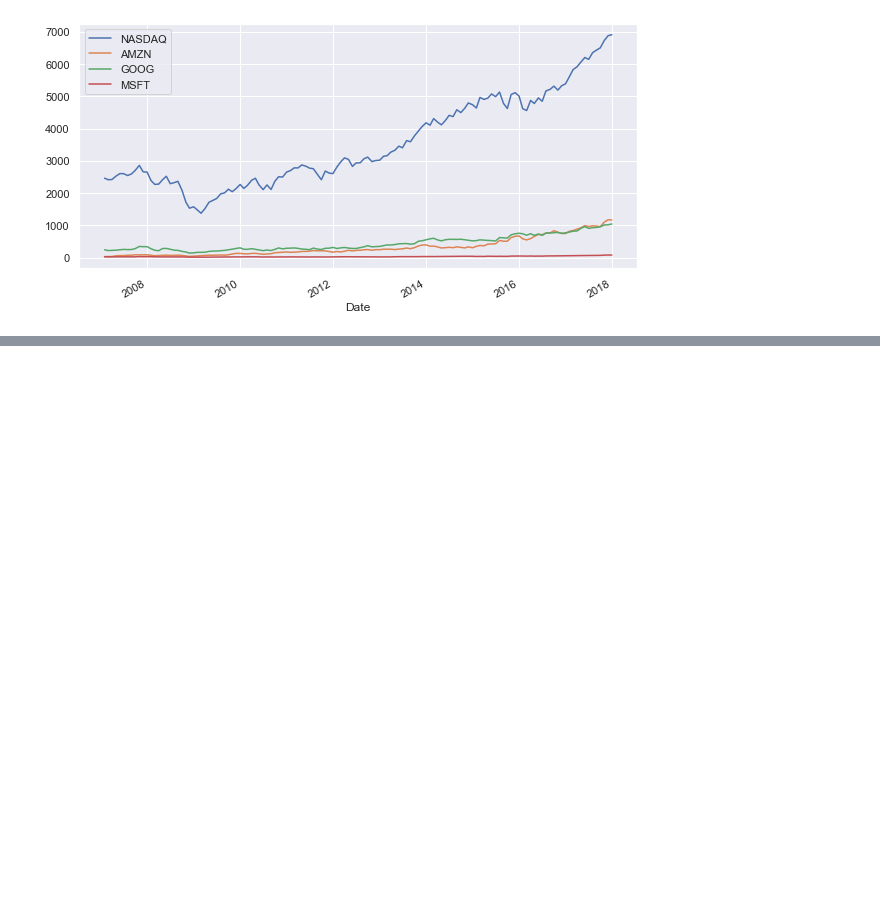
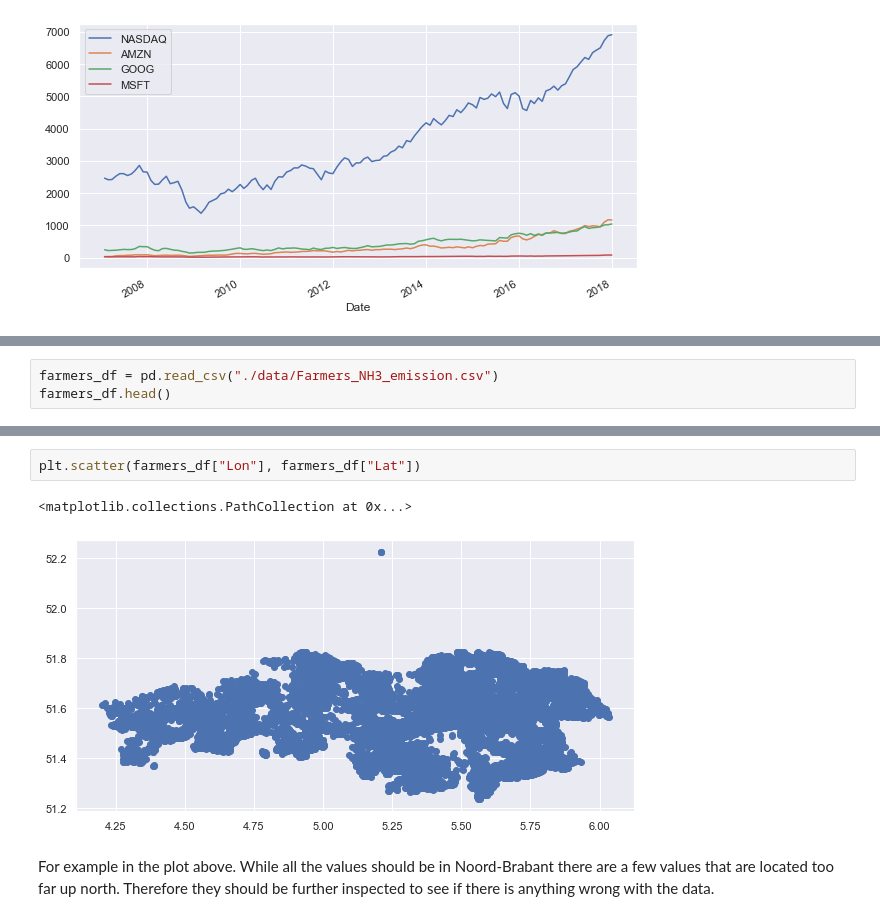
Before and after one commit to lzolyomi/Healthy-Data, a Jupyter notebook: data_track/visualization.ipynb, the cells around one changed output, grey strips where cells are left out. Cells and saved outputs as stored; diff of their text form; blank space fills up the shorter version.

```diff
--- a/data_track/visualization.ipynb
+++ b/data_track/visualization.ipynb
@@ -382,0 +395,3 @@ df_stocks.plot()
+# %%
+farmers_df = pd.read_csv("./data/Farmers_NH3_emission.csv")
+farmers_df.head()
@@ -382,0 +405,7 @@ df_stocks.plot()
+# %%
+plt.scatter(farmers_df["Lon"], farmers_df["Lat"])
+# %% [output]
+<matplotlib.collections.PathCollection at 0x...>
+[figure, added]
+# %% [markdown]
+For example in the plot above. While all the values should be in Noord-Brabant there are a few values that are located too far up north. Therefore they should be further inspected to see if there is anything wrong with the data.
```
Also changed, not shown: parts of 37 cells of this notebook, 2 other files.
